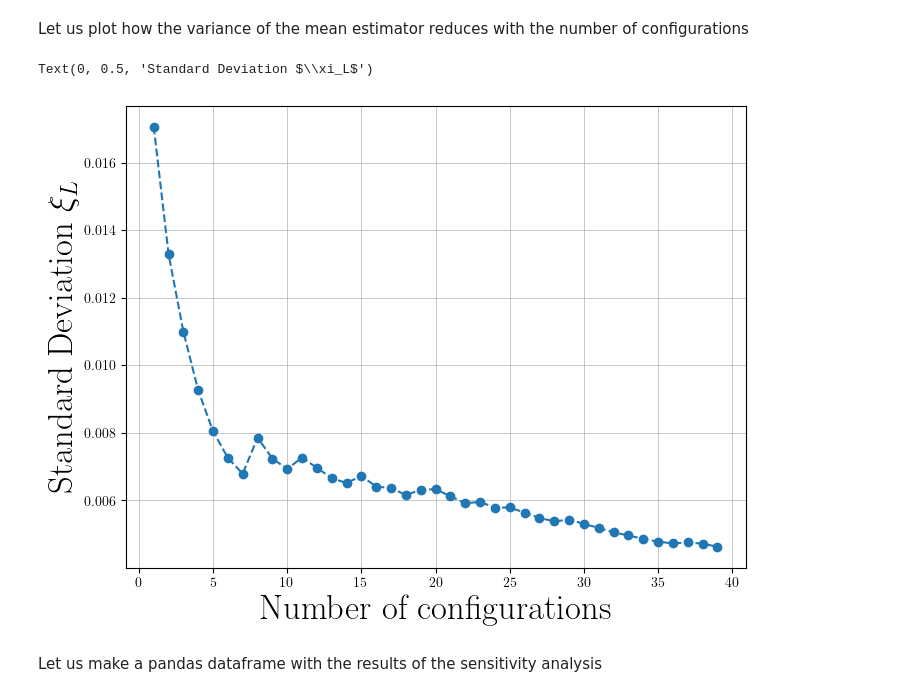
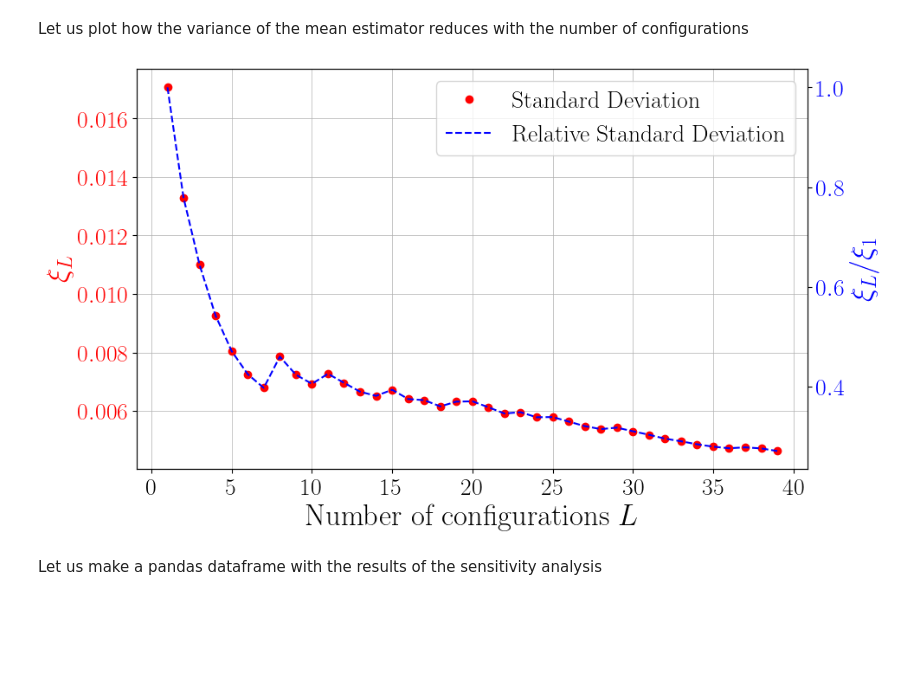
Before and after one commit to ERMETE-Lab/NuSHRED, a Jupyter notebook: Code/P2/03_sensitivity_ensemblesize.ipynb, the cells around one changed output. Saved outputs shown, nothing was run; the diff lists cells and outputs as text; code cells hidden in the pictures; blank space fills up the shorter version.

```diff
--- a/Code/P2/03_sensitivity_ensemblesize.ipynb
+++ b/Code/P2/03_sensitivity_ensemblesize.ipynb
@@ -305,23 +305,41 @@ Let us plot how the variance of the mean estimator reduces with the number of co
 # %%
 from matplotlib import rcParams
 rcParams.update({
   "text.usetex": True,
   "font.family": "serif"
 })
 
 rcParams['text.latex.preamble'] = r'\usepackage{amssymb} \usepackage{amsmath} \usepackage{amsthm} \usepackage{mathtools}'
 
-fig, axs = plt.subplots(nrows=1, ncols=1, figsize=(8, 6))
-axs.plot(np.arange(1, len(Ytest_POD_pred['std'])+1,1), [Ytest_POD_pred['std'][ll].mean().cpu().detach().numpy() for ll in range(len(Ytest_POD_pred['std']))], 'o--')
+fig, axs = plt.subplots(nrows=1, ncols=1, figsize=(10,6))
+axs.plot(np.arange(1, len(Ytest_POD_pred['std'])+1,1),
+         [Ytest_POD_pred['std'][ll].mean().cpu().detach().numpy() for ll in range(len(Ytest_POD_pred['std']))],
+         'ro', label='Standard Deviation')
 
 axs.grid(which='minor', linestyle=':', linewidth=0.5)
 axs.grid(which='major', linestyle='-', linewidth=0.5)
 
-axs.set_xlabel('Number of configurations', fontsize=25)
-axs.set_ylabel(r'Standard Deviation $\xi_L$', fontsize=25)
+axs.set_xlabel('Number of configurations $L$', fontsize=25)
+axs.set_ylabel(r'$\xi_L$', fontsize=25, color='r')
+
+axs.tick_params(axis='both', which='major', labelsize=20)
+axs.tick_params(axis='y', labelcolor='r')
+
+ax2 = axs.twinx()
+ax2.plot(np.arange(1, len(Ytest_POD_pred['std'])+1,1),
+         [Ytest_POD_pred['std'][ll].mean().cpu().detach().numpy()/Ytest_POD_pred['std'][0].mean().cpu().detach().numpy() for ll in range(len(Ytest_POD_pred['std']))],
+         'b--', label='Relative Standard Deviation')
+ax2.set_ylabel(r'$\xi_L/\xi_1$', fontsize=25, color='b')
+
+ax2.tick_params(axis='both', which='major', labelsize=20)
+ax2.tick_params(axis='y', labelcolor='b')
+
+_lin, _lab = axs.get_legend_handles_labels()
+_lin2, _lab2 = ax2.get_legend_handles_labels()
+axs.legend(_lin + _lin2, _lab + _lab2, loc='upper right', fontsize=20)
+fig.savefig(path_shred + 'sensitivity_ensemblesize.pdf', dpi=200, bbox_inches='tight')
 # %% [output]
-Text(0, 0.5, 'Standard Deviation $\\xi_L$')
-[figure, old version]
+[figure, new version]
 # %% [markdown]
 Let us make a pandas dataframe with the results of the sensitivity analysis
 # %%
```
Also changed, not shown: parts of 2 cells of this notebook, 1 other file.
